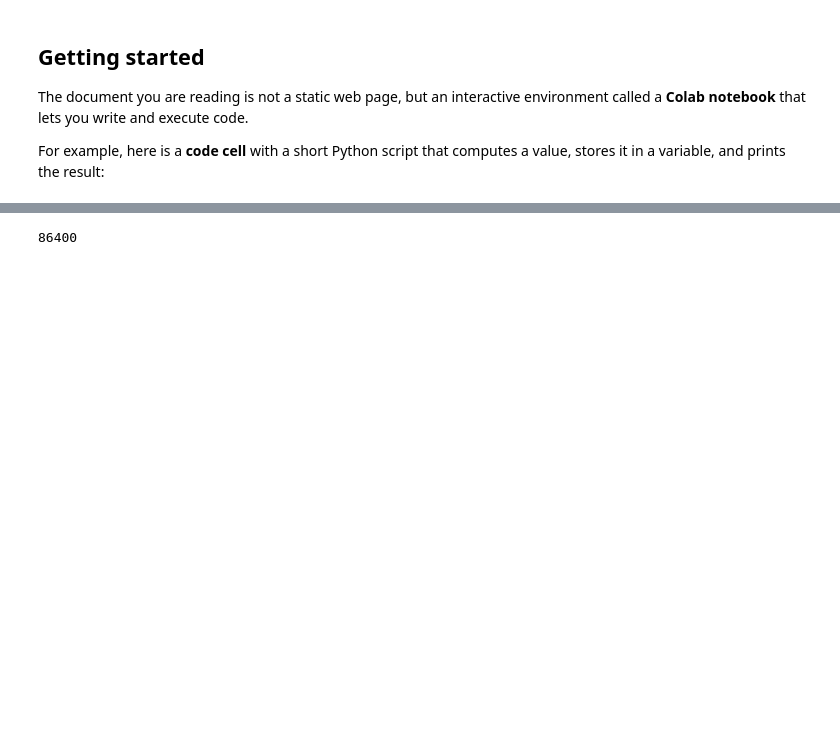
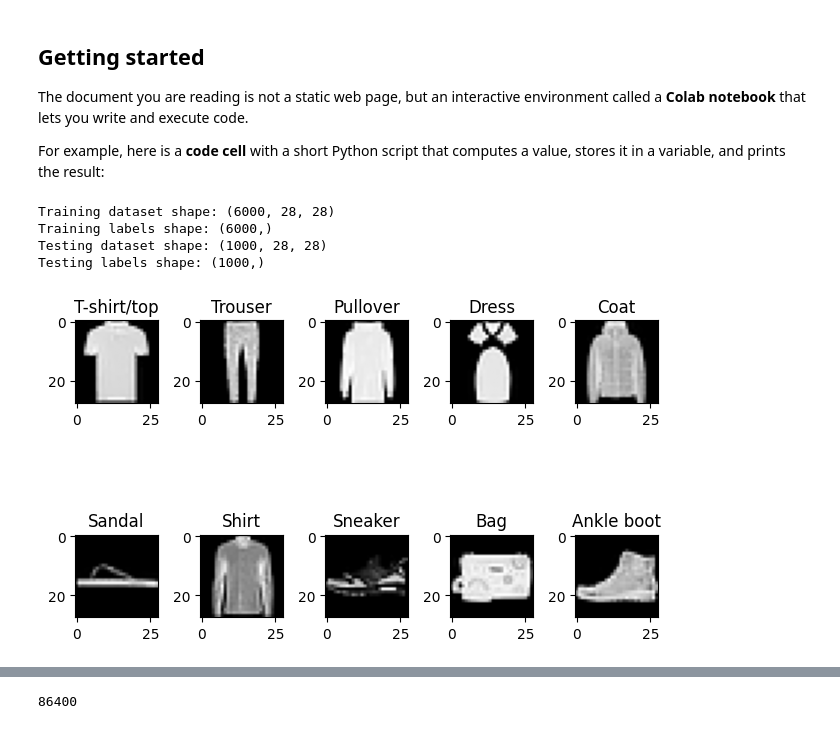
Before and after one commit to chairmandeepa/db_deepa, a Jupyter notebook: Copy_of_Welcome_To_Colab.ipynb, the cells around one changed output, grey strips where cells are left out. Saved outputs shown, nothing was run; the diff lists cells and outputs as text; code cells hidden in the pictures; blank space fills up the shorter version.

```diff
--- a/Copy_of_Welcome_To_Colab.ipynb
+++ b/Copy_of_Welcome_To_Colab.ipynb
@@ -63,0 +67,3 @@ For example, here is a **code cell** with a short Python script that computes a
+# %%
+fashion_mnist = tf.keras.datasets.fashion_mnist
+(x_train_total, y_train_total), (x_test_total, y_test_total) = fashion_mnist.load_data()
@@ -63,0 +72,40 @@ For example, here is a **code cell** with a short Python script that computes a
+# %%
+x_train, _, y_train, _ = train_test_split(x_train_total,
+                                          y_train_total,
+                                          test_size=0.9,
+                                          random_state=1502)
+
+# Extract a 10% sample from the test dataset
+x_test, _, y_test, _ = train_test_split(x_test_total,
+                                        y_test_total,
+                                        test_size=0.9,
+                                        random_state=1502)
+# %%
+print(f"Training dataset shape: {x_train.shape}")
+print(f"Training labels shape: {y_train.shape}")
+print(f"Testing dataset shape: {x_test.shape}")
+print(f"Testing labels shape: {y_test.shape}")
+# %% [output]
+Training dataset shape: (6000, 28, 28)
+Training labels shape: (6000,)
+Testing dataset shape: (1000, 28, 28)
+Testing labels shape: (1000,)
+# %%
+class_names = ["T-shirt/top", "Trouser", "Pullover", "Dress", "Coat",
+               "Sandal", "Shirt", "Sneaker", "Bag", "Ankle boot"]
+# %%
+import matplotlib.pyplot as plt
+
+# Loop through each fashion category
+for i in range(10):
+    # Randomly select an image index corresponding to the current fashion category
+    idx = np.random.choice(np.where(y_train == i)[0])
+
+    # Plot the image
+    plt.subplot(2, 5, i+1)
+    plt.imshow(x_train[idx], cmap='gray')
+    plt.title(class_names[i])
+plt.tight_layout()
+plt.show()
+# %% [output]
+[figure, added]
```
Also changed, not shown: parts of 15 cells of this notebook.
